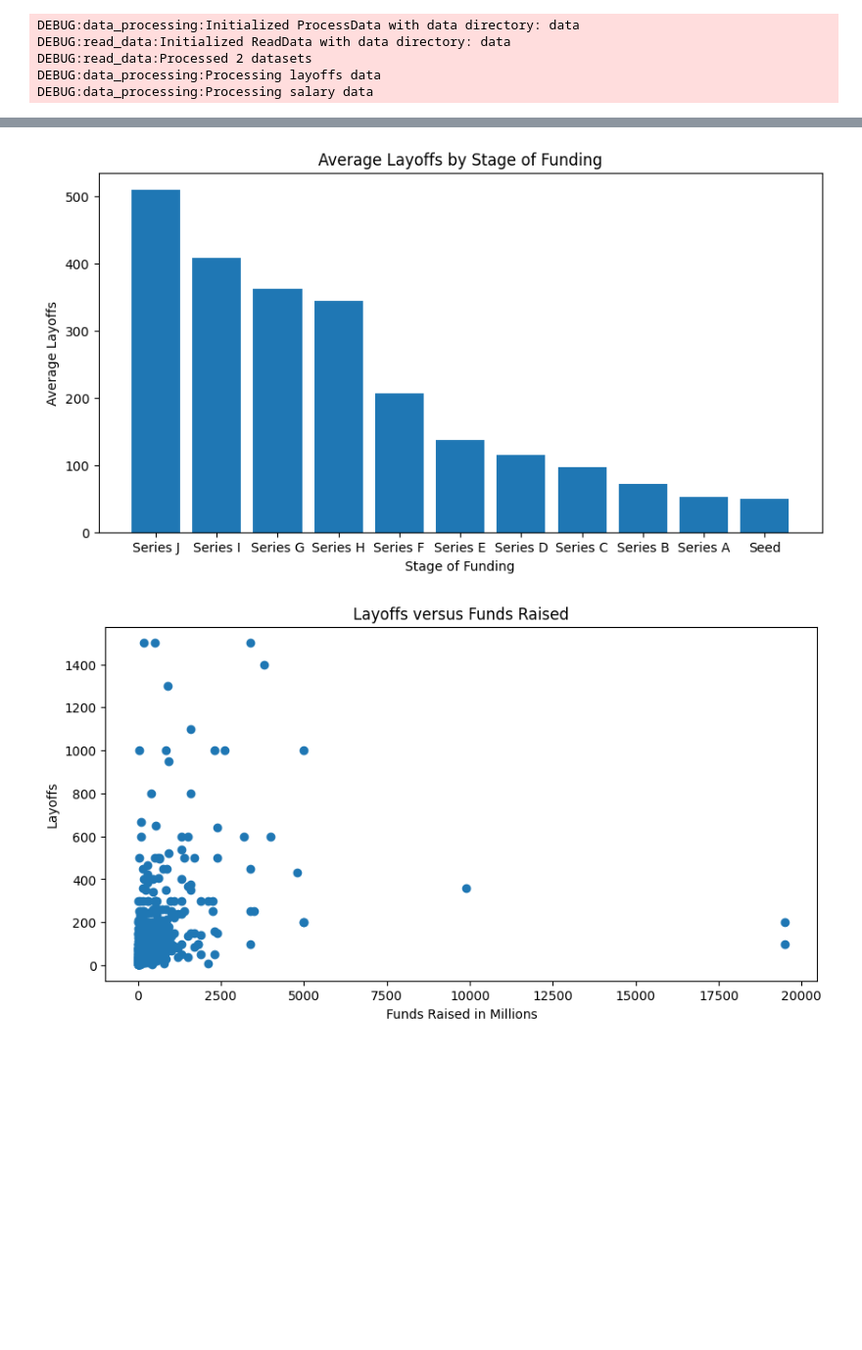
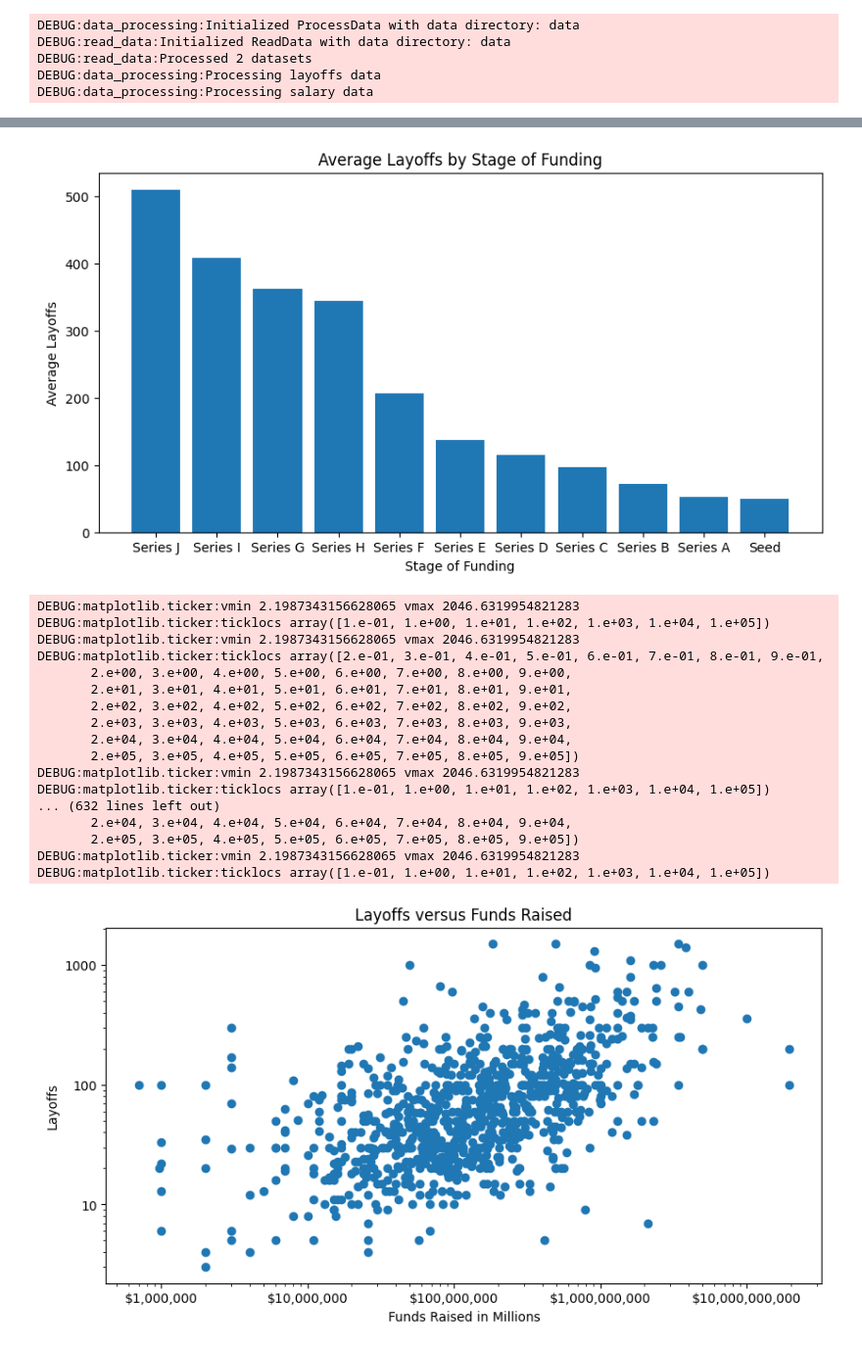
Before and after one commit to avadrevu-2/ece143_data_analysis_project, a Jupyter notebook: data_viz.ipynb, the cells around one changed output, grey strips where cells are left out. Shown at 98% size. Drawn from its saved outputs; the diff is of its cells as text; code cells hidden in the pictures; blank space fills up the shorter version.

Commit message:
changing layoffs_Vs_funds_raised to be log scale

```diff
--- a/data_viz.ipynb
+++ b/data_viz.ipynb
@@ -23,32 +24,54 @@ DEBUG:data_processing:Processing salary data
 # %%
 # Funding Plots
 funding_data: pd.DataFrame = data['layoff_processed']['__company_funding_stage']
 funding_raised_layoffs: pd.DataFrame = data['layoff_processed']['__company_funding_raised']
+funding_raised_layoffs.dropna(inplace=True)
 
 # Funds raised per Layoff by Stage
 fig = plt.figure(figsize=(10, 5))
 plt.bar(funding_data.index, funding_data['Funds raised per Layoff'])
 plt.xlabel('Stage of Funding')
 plt.ylabel('Funds raised in Millions per Layoff')
 plt.title('Funds raised per Layoff by Stage of Funding')
 plt.show()
 
 # Stage of Funding versus average layoffs
 fig = plt.figure(figsize=(10, 5))
 plt.bar(funding_data.index, funding_data['total_laid_off'])
 plt.xlabel('Stage of Funding')
 plt.ylabel('Average Layoffs')
 plt.title('Average Layoffs by Stage of Funding')
 plt.show()
 
 # Layoffs versus Funds Raised
-fig = plt.figure(figsize=(10, 5))
+fig, ax = plt.subplots(figsize=(10, 5))
 plt.scatter(funding_raised_layoffs['funds_raised'], funding_raised_layoffs['total_laid_off'])
 plt.xlabel('Funds Raised in Millions')
 plt.ylabel('Layoffs')
+plt.xscale('log')
+plt.yscale('log')
+ax.get_xaxis().set_major_formatter(FuncFormatter(lambda x, loc: "${:,.0f}".format(float(x) * 1e6)))
+ax.get_yaxis().set_major_formatter(ScalarFormatter())
 plt.title('Layoffs versus Funds Raised')
 plt.show()
 # %% [output]
 [figure]
 [figure]
+DEBUG:matplotlib.ticker:vmin 2.1987343156628065 vmax 2046.6319954821283
+DEBUG:matplotlib.ticker:ticklocs array([1.e-01, 1.e+00, 1.e+01, 1.e+02, 1.e+03, 1.e+04, 1.e+05])
+DEBUG:matplotlib.ticker:vmin 2.1987343156628065 vmax 2046.6319954821283
+DEBUG:matplotlib.ticker:ticklocs array([2.e-01, 3.e-01, 4.e-01, 5.e-01, 6.e-01, 7.e-01, 8.e-01, 9.e-01,
+       2.e+00, 3.e+00, 4.e+00, 5.e+00, 6.e+00, 7.e+00, 8.e+00, 9.e+00,
+       2.e+01, 3.e+01, 4.e+01, 5.e+01, 6.e+01, 7.e+01, 8.e+01, 9.e+01,
+       2.e+02, 3.e+02, 4.e+02, 5.e+02, 6.e+02, 7.e+02, 8.e+02, 9.e+02,
+       2.e+03, 3.e+03, 4.e+03, 5.e+03, 6.e+03, 7.e+03, 8.e+03, 9.e+03,
+       2.e+04, 3.e+04, 4.e+04, 5.e+04, 6.e+04, 7.e+04, 8.e+04, 9.e+04,
+       2.e+05, 3.e+05, 4.e+05, 5.e+05, 6.e+05, 7.e+05, 8.e+05, 9.e+05])
+DEBUG:matplotlib.ticker:vmin 2.1987343156628065 vmax 2046.6319954821283
+DEBUG:matplotlib.ticker:ticklocs array([1.e-01, 1.e+00, 1.e+01, 1.e+02, 1.e+03, 1.e+04, 1.e+05])
+... (632 lines left out)
+       2.e+04, 3.e+04, 4.e+04, 5.e+04, 6.e+04, 7.e+04, 8.e+04, 9.e+04,
+       2.e+05, 3.e+05, 4.e+05, 5.e+05, 6.e+05, 7.e+05, 8.e+05, 9.e+05])
+DEBUG:matplotlib.ticker:vmin 2.1987343156628065 vmax 2046.6319954821283
+DEBUG:matplotlib.ticker:ticklocs array([1.e-01, 1.e+00, 1.e+01, 1.e+02, 1.e+03, 1.e+04, 1.e+05])
-[figure, old version]
+[figure, new version]
```
Also changed, not shown: parts of 1 cell of this notebook, 1 other file.
